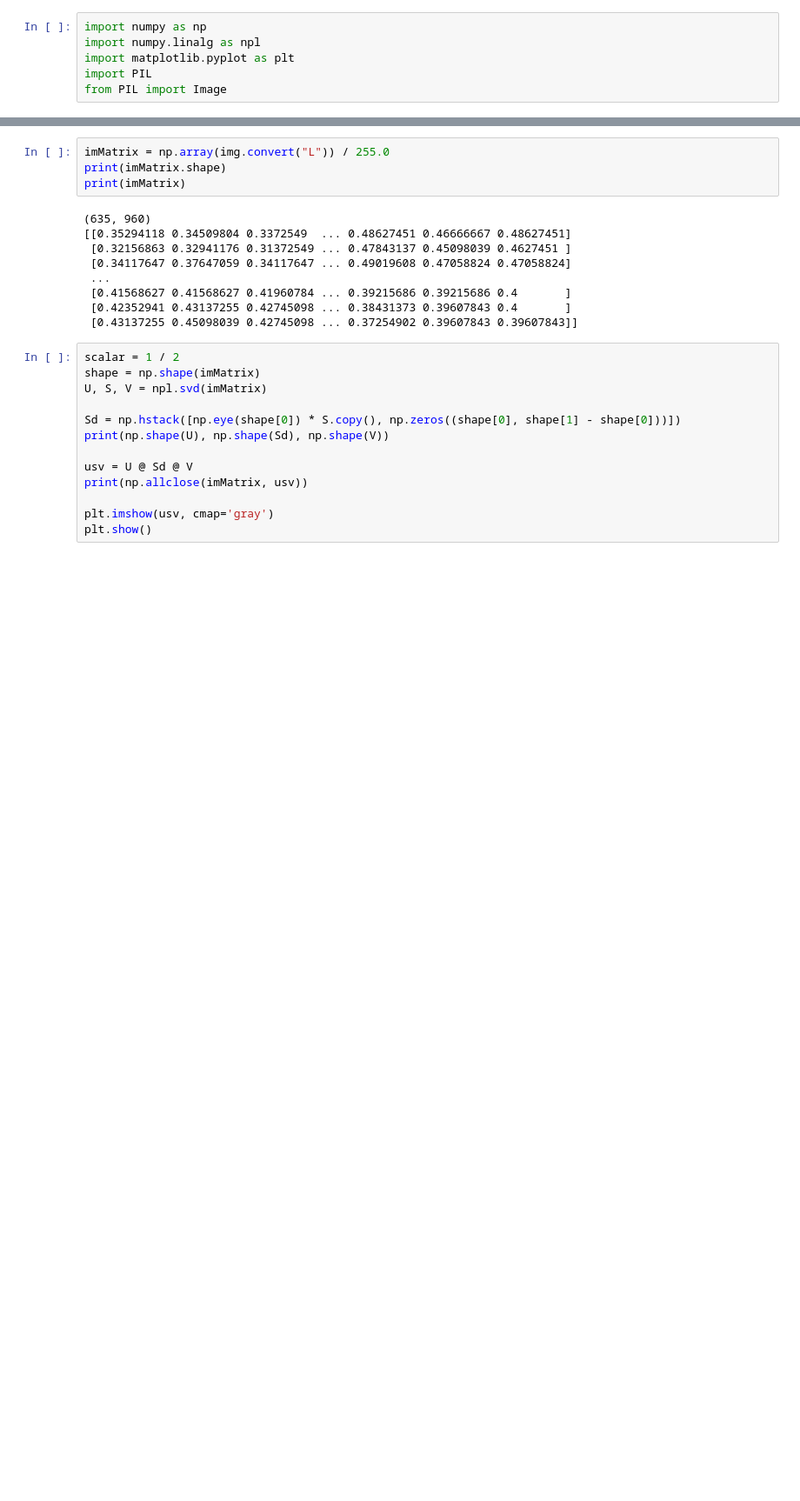
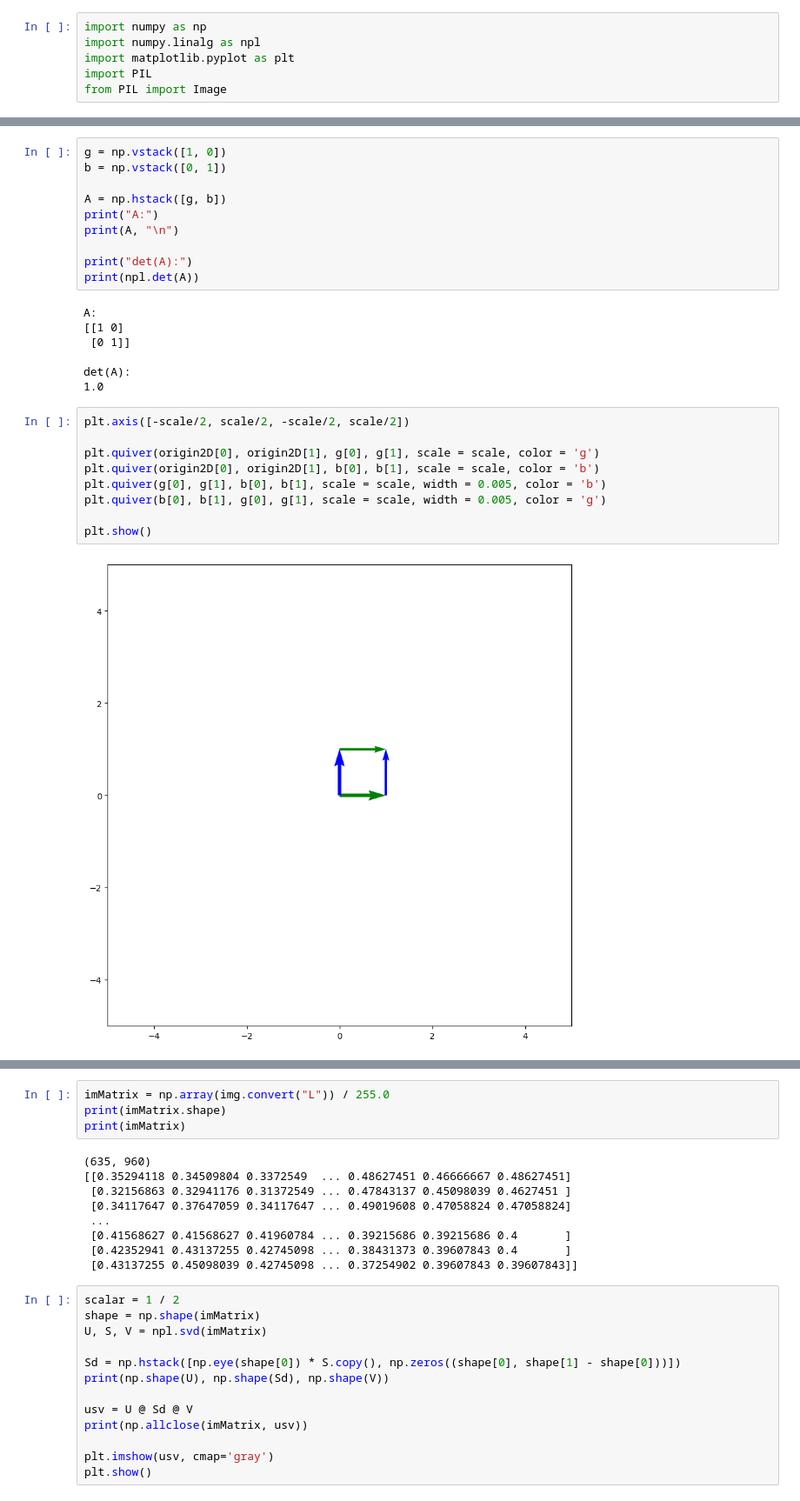
Before and after one commit to yoots50/LA-2, a Jupyter notebook: Untitled2.ipynb, the cells around one changed output, grey strips where cells are left out. Shown at 87% size. Drawn from its saved outputs; the diff is of its cells as text; blank space fills up the shorter version.

```diff
--- a/Untitled2.ipynb
+++ b/Untitled2.ipynb
@@ -8,0 +24,28 @@ from PIL import Image
+# %%
+g = np.vstack([1, 0])
+b = np.vstack([0, 1])
+
+A = np.hstack([g, b])
+print("A:")
+print(A, "\n")
+
+print("det(A):")
+print(npl.det(A))
+# %% [output]
+A:
+[[1 0]
+ [0 1]]
+
+det(A):
+1.0
+# %%
+plt.axis([-scale/2, scale/2, -scale/2, scale/2])
+
+plt.quiver(origin2D[0], origin2D[1], g[0], g[1], scale = scale, color = 'g')
+plt.quiver(origin2D[0], origin2D[1], b[0], b[1], scale = scale, color = 'b')
+plt.quiver(g[0], g[1], b[0], b[1], scale = scale, width = 0.005, color = 'b')
+plt.quiver(b[0], b[1], g[0], g[1], scale = scale, width = 0.005, color = 'g')
+
+plt.show()
+# %% [output]
+[figure, added]
```
Also changed, not shown: parts of 13 cells of this notebook.
